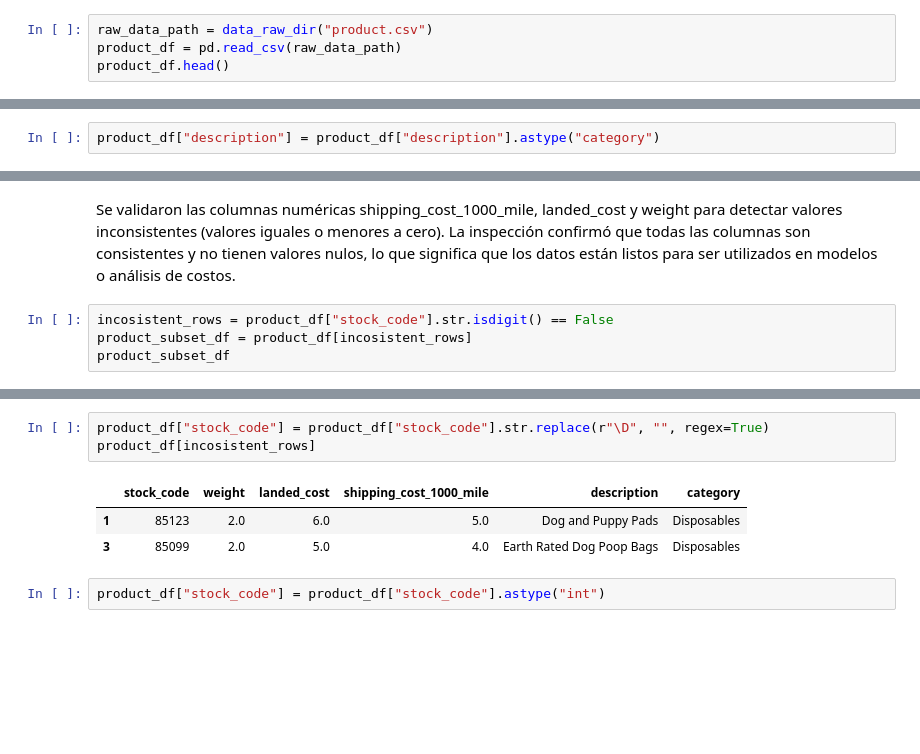
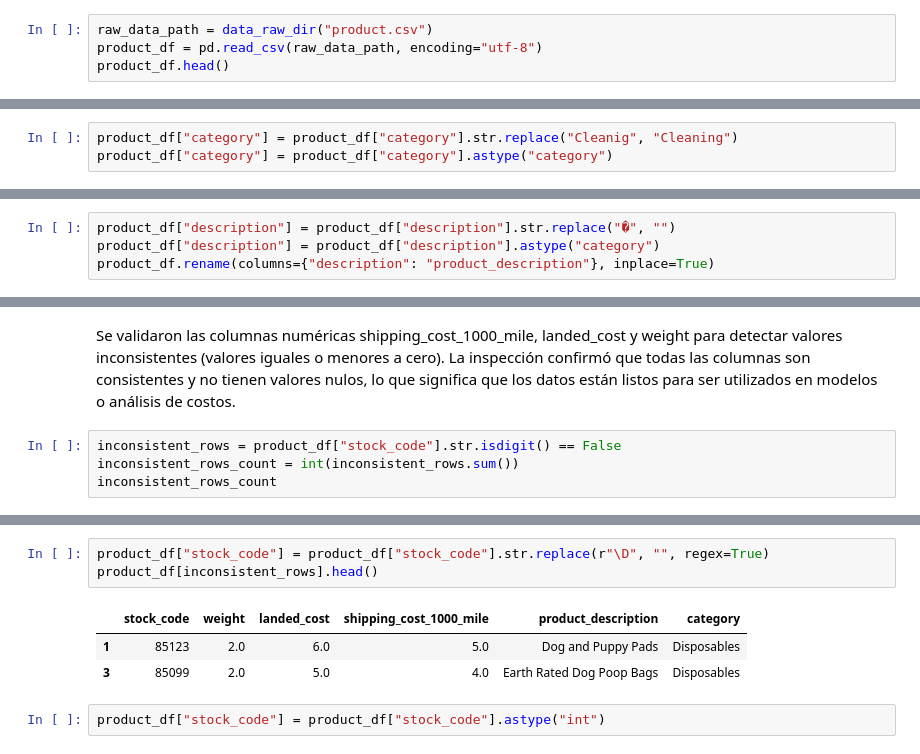
Before and after one commit to jatoapan/Ecommerce_Analytics, a Jupyter notebook: notebooks/1.0_jtd_data_preparation.ipynb, the cells around one changed output, grey strips where cells are left out. Saved outputs shown, nothing was run; the diff lists cells and outputs as text; blank space fills up the shorter version.

Commit message:
chore: finishing exploratory data analysis

```diff
--- a/notebooks/1.0_jtd_data_preparation.ipynb
+++ b/notebooks/1.0_jtd_data_preparation.ipynb
@@ -349,6 +365,6 @@ El dataframe fue inspeccionado después del proceso de limpieza. Se confirmó qu
 # %%
 raw_data_path = data_raw_dir("product.csv")
-product_df = pd.read_csv(raw_data_path)
+product_df = pd.read_csv(raw_data_path, encoding="utf-8")
 product_df.head()
 # %% [output]
 |  | stock_code | weight | landed_cost | shipping_cost_1000_mile | description | category |
@@ -429,3 +444,6 @@ product_df["category"] = product_df["category"].astype("category")
+# %%
+product_df["category"] = product_df["category"].str.replace("Cleanig", "Cleaning")
+product_df["category"] = product_df["category"].astype("category")
 # %%
 product_df["description"].unique()
 # %% [output]
@@ -446,5 +464,7 @@ array(['Taste of the Wild High Prairie Grain-Free Dry Dog Food 40lb',
        'ChomChom Pet Hair Remover - Reusable Cat and Dog Hair Remover'],
       dtype=object)
 # %%
+product_df["description"] = product_df["description"].str.replace("�", "")
 product_df["description"] = product_df["description"].astype("category")
+product_df.rename(columns={"description": "product_description"}, inplace=True)
 # %% [markdown]
@@ -467,7 +490,7 @@ inconsistent_rows
 # %% [markdown]
 Se validaron las columnas numéricas shipping_cost_1000_mile, landed_cost y weight para detectar valores inconsistentes (valores iguales o menores a cero). La inspección confirmó que todas las columnas son consistentes y no tienen valores nulos, lo que significa que los datos están listos para ser utilizados en modelos o análisis de costos.
 # %%
-incosistent_rows = product_df["stock_code"].str.isdigit() == False
-product_subset_df = product_df[incosistent_rows]
-product_subset_df
+inconsistent_rows = product_df["stock_code"].str.isdigit() == False
+inconsistent_rows_count = int(inconsistent_rows.sum())
+inconsistent_rows_count
 # %% [output]
@@ -477,8 +504,8 @@ product_subset_df
 # %%
 product_df["stock_code"] = product_df["stock_code"].str.replace(r"\D", "", regex=True)
-product_df[incosistent_rows]
+product_df[inconsistent_rows].head()
 # %% [output]
-|  | stock_code | weight | landed_cost | shipping_cost_1000_mile | description | category |
+|  | stock_code | weight | landed_cost | shipping_cost_1000_mile | product_description | category |
 | 1 | 85123 | 2.0 | 6.0 | 5.0 | Dog and Puppy Pads | Disposables |
 | 3 | 85099 | 2.0 | 5.0 | 4.0 | Earth Rated Dog Poop Bags | Disposables |
 # %%
```
Also changed, not shown: parts of 55 cells of this notebook, 7 other files.
